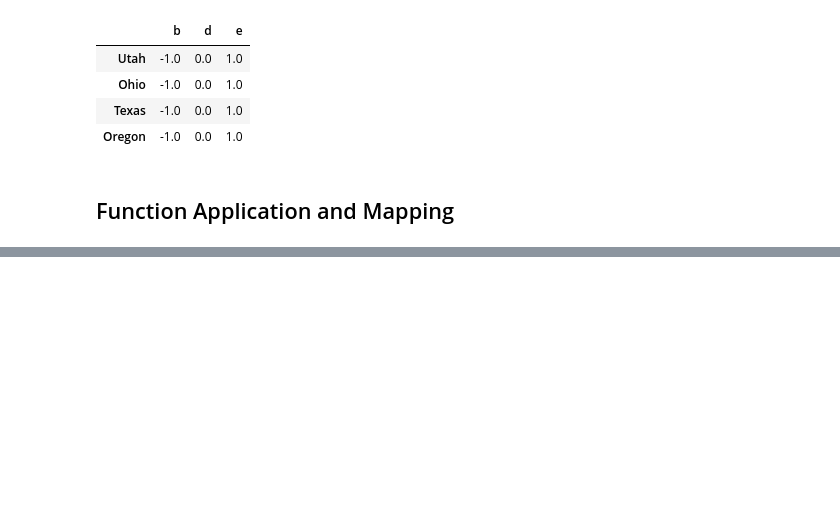
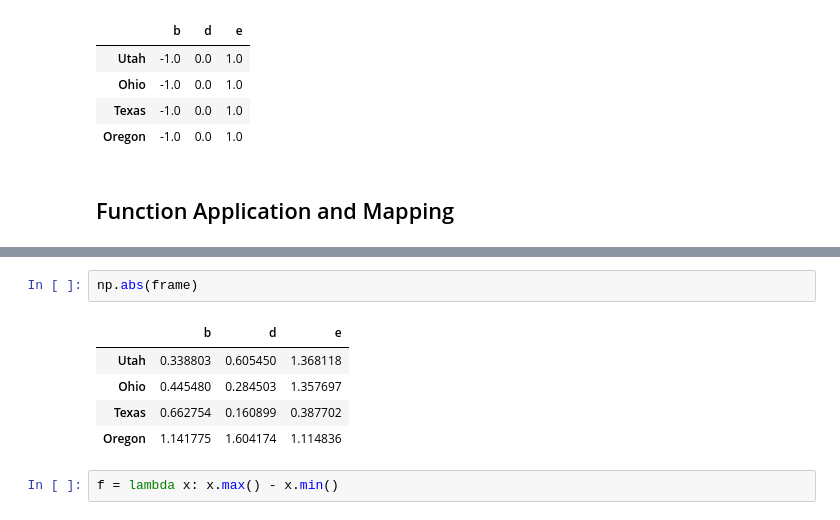
Before and after one commit to alexanderjulianmartinez/Data-Analysis-Python, a Jupyter notebook: pydata-book.ipynb, the cells around one changed output, grey strips where cells are left out. Cells and saved outputs as stored; diff of their text form; blank space fills up the shorter version.

```diff
--- a/pydata-book.ipynb
+++ b/pydata-book.ipynb
@@ -2918,0 +2937,10 @@ frame.sub(series3, axis=0)
+# %%
+np.abs(frame)
+# %% [output]
+|  | b | d | e |
+| Utah | 0.338803 | 0.605450 | 1.368118 |
+| Ohio | 0.445480 | 0.284503 | 1.357697 |
+| Texas | 0.662754 | 0.160899 | 0.387702 |
+| Oregon | 1.141775 | 1.604174 | 1.114836 |
+# %%
+f = lambda x: x.max() - x.min()
```
Also changed, not shown: parts of 11 cells of this notebook.
